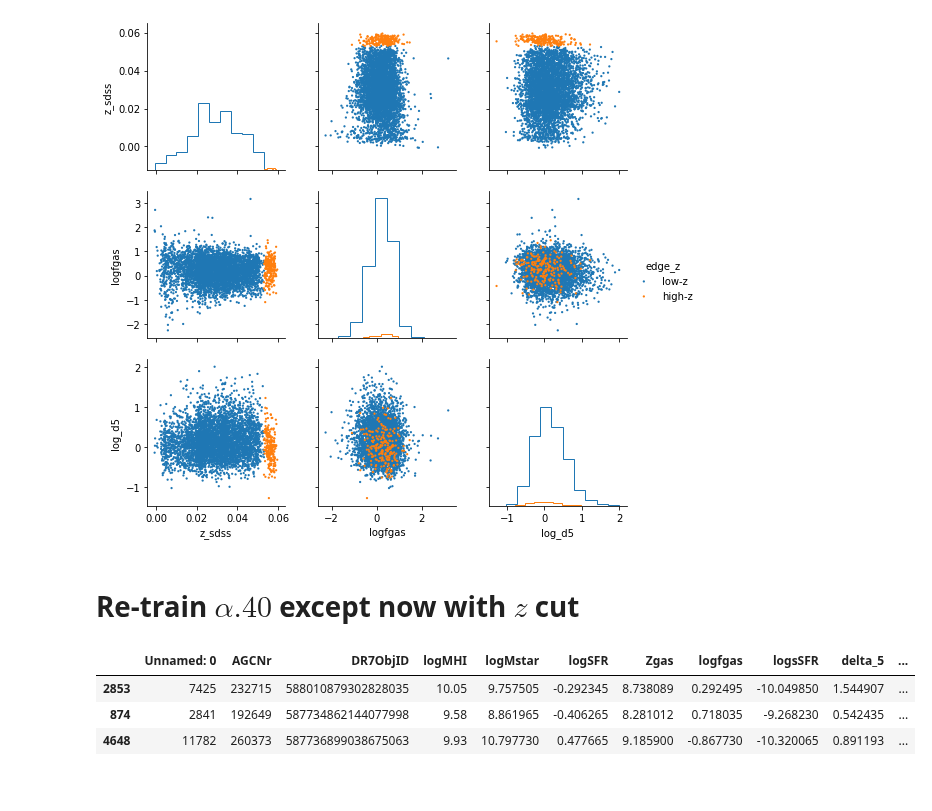
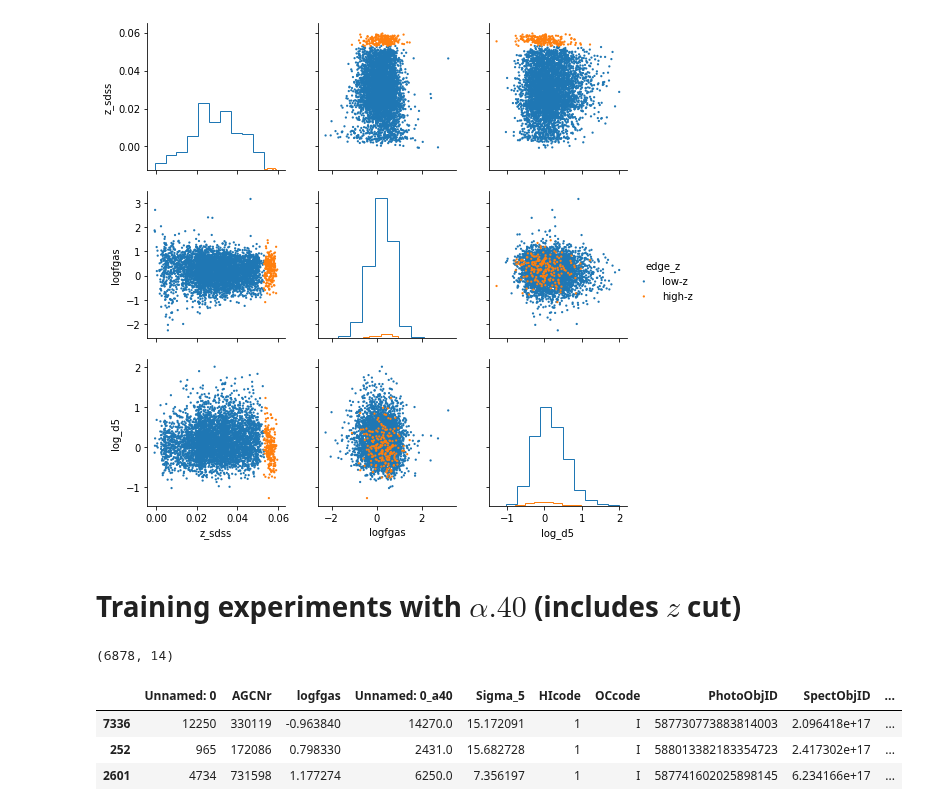
Before and after one commit to jwuphysics/HI-convnets, a Jupyter notebook: notebook/COLAB - Environmental parameter.ipynb, the cells around one changed output. Cells and saved outputs as stored; diff of their text form; code cells hidden in the pictures.

```diff
--- a/notebook/COLAB - Environmental parameter.ipynb
+++ b/notebook/COLAB - Environmental parameter.ipynb
@@ -55,14 +45,14 @@ display(df.sample(2), len(df))
 # %%
 def split_isolated(df, reverse=False):
-    """Add boolean column that is True if delta_5 is less than 20th percentile.
+    """Add boolean column that is True if Sigma_5 is less than 20th percentile.
 
     If reverse=False, then the highest density galaxies are split out into this
     new column.
     """
 
-    df['isolated'] = ((df.delta_5 < df.delta_5.quantile(q=0.2)) \
+    df['isolated'] = ((df.Sigma_5 < df.Sigma_5.quantile(q=0.2)) \
                       if not reverse \
-                      else (df.delta_5 > df.delta_5.quantile(q=0.8)))
+                      else (df.Sigma_5 > df.Sigma_5.quantile(q=0.8)))
 
     return df
 # %%
@@ -653,17 +660,4 @@ sns.pairplot(
 <seaborn.axisgrid.PairGrid at 0x...>
 [figure]
 # %% [markdown]
-# Re-train $\alpha.40$ except now with $z$ cut
+# Training experiments with $\alpha.40$ (includes $z$ cut)
-# %%
-def split_isolated(df, reverse=False):
-    """Add boolean column that is True if delta_5 is less than 20th percentile.
-
-    If reverse=False, then the highest density galaxies are split out into this
-    new column.
-    """
-
-    df['isolated'] = ((df.delta_5 < df.delta_5.quantile(q=0.2)) \
-                      if not reverse \
-                      else (df.delta_5 > df.delta_5.quantile(q=0.8)))
-
-    return df
@@ -670,19 +674,22 @@ def split_isolated(df, reverse=False):
 # %%
-df = pd.read_csv(f"{PATH}/data/a40-SDSS_galaxy-properties.csv")
+# df = pd.read_csv(f"{PATH}/data/a40-SDSS_galaxy-properties.csv")
+df = pd.read_csv(f"{PATH}/data/a40-SDSS_gas-frac.csv")
 
-df = df.join(pd.read_csv(f"{PATH}/data/a.40-delta_5.csv", index_col="AGCNr"), on="AGCNr", rsuffix='_a40')
+df = df.join(pd.read_csv(f"{PATH}/data/a.40-Sigma_5.csv", index_col="AGCNr"), on="AGCNr", rsuffix='_a40')
 df = df.join(pd.read_csv(f"{PATH}/data/a40.datafile3.csv", index_col="AGCNr"), on="AGCNr", rsuffix='_sdss')
 
 df = df[df.z_sdss < 0.05].copy()
 
 df = split_isolated(df)
 
+display(df.shape)
 df.sample(3)
 # %% [output]
+(6878, 14)
-|  | Unnamed: 0 | AGCNr | DR7ObjID | logMHI | logMstar | logSFR | Zgas | logfgas | logsSFR | delta_5 | ... |
-| 2853 | 7425 | 232715 | 588010879302828035 | 10.05 | 9.757505 | -0.292345 | 8.738089 | 0.292495 | -10.049850 | 1.544907 | ... |
-| 874 | 2841 | 192649 | 587734862144077998 | 9.58 | 8.861965 | -0.406265 | 8.281012 | 0.718035 | -9.268230 | 0.542435 | ... |
-| 4648 | 11782 | 260373 | 587736899038675063 | 9.93 | 10.797730 | 0.477665 | 9.185900 | -0.867730 | -10.320065 | 0.891193 | ... |
+|  | Unnamed: 0 | AGCNr | logfgas | Unnamed: 0_a40 | Sigma_5 | HIcode | OCcode | PhotoObjID | SpectObjID | ... |
+| 7336 | 12250 | 330119 | -0.963840 | 14270.0 | 15.172091 | 1 | I | 587730773883814003 | 2.096418e+17 | ... |
+| 252 | 965 | 172086 | 0.798330 | 2431.0 | 15.682728 | 1 | I | 588013382183354723 | 2.417302e+17 | ... |
+| 2601 | 4734 | 731598 | 1.177274 | 6250.0 | 7.356197 | 1 | I | 587741602025898145 | 6.234166e+17 | ... |
 # %%
 df.z_sdss.hist()
 plt.xlabel("z");
```
Also changed, not shown: parts of 34 cells of this notebook, 3 other files.
